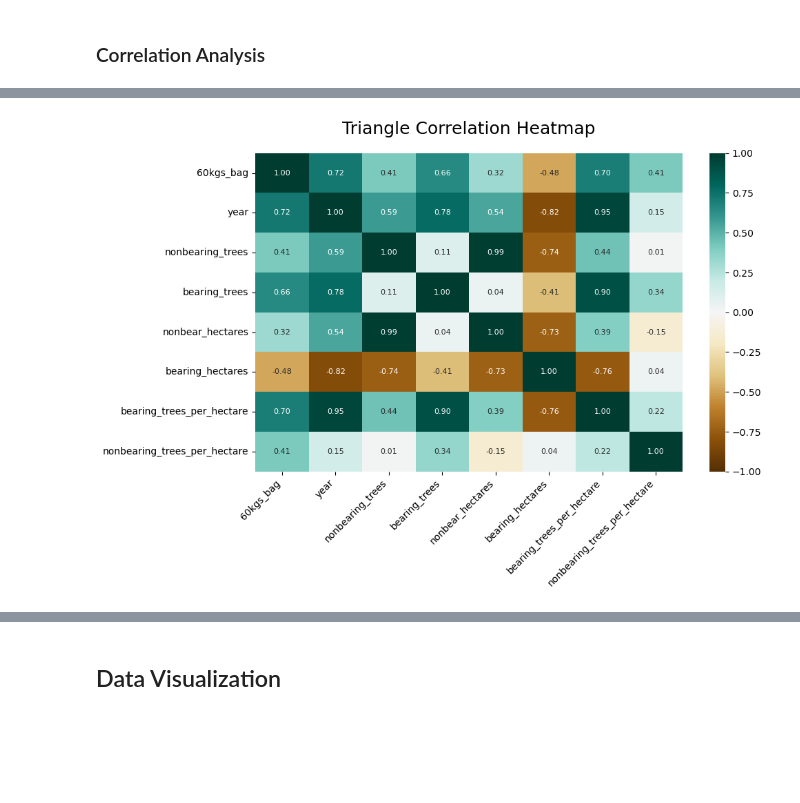
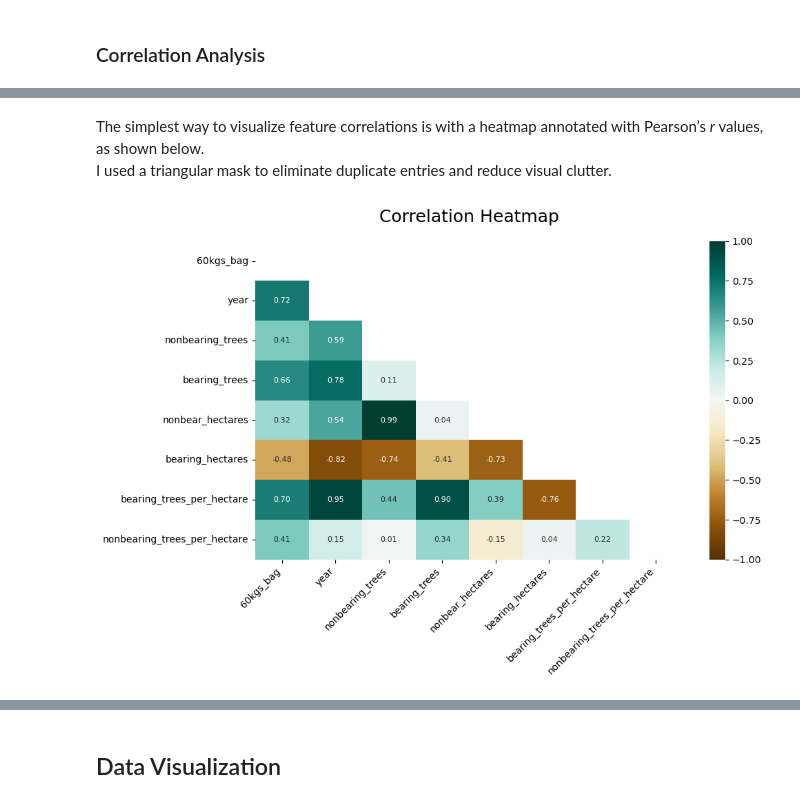
Before and after one commit to imwaymaran/eda-coffee-plantations, a Jupyter notebook: notebooks/explore_coffee.ipynb, the cells around one changed output, grey strips where cells are left out. Cells and saved outputs as stored; diff of their text form; code cells hidden in the pictures; blank space fills up the shorter version.

```diff
--- a/notebooks/explore_coffee.ipynb
+++ b/notebooks/explore_coffee.ipynb
@@ -81,22 +81,29 @@ display(correlation)
 | bearing_hectares | -0.480920 | -0.823846 | -0.740581 | -0.408586 | -0.729726 | 1.000000 | ... |
 | bearing_trees_per_hectare | 0.697287 | 0.947901 | 0.438076 | 0.903641 | 0.385166 | -0.758229 | ... |
 | nonbearing_trees_per_hectare | 0.409031 | 0.150004 | 0.011004 | 0.339703 | -0.146205 | 0.036045 | ... |
+# %% [markdown]
+The simplest way to visualize feature correlations is with a heatmap annotated with Pearson’s *r* values, as shown below.
+I used a triangular mask to eliminate duplicate entries and reduce visual clutter.
 # %%
 plt.figure(figsize=(10, 6))
 
+# define the mask to set the values in the upper triangle to True
+mask = np.triu(np.ones_like(correlation))
+
 sns.heatmap(
     data=correlation,
+    mask=mask,
     vmin=-1,
     vmax=1,
     annot=True,
     cmap='BrBG',
     annot_kws={"size": 8},
     fmt=".2f"
 )
 
-plt.title('Triangle Correlation Heatmap', fontsize=18, pad=20)
+plt.title('Correlation Heatmap', fontsize=18, pad=20)
 plt.xticks(rotation=45, ha='right')
 plt.yticks(rotation=0)
 plt.show()
 # %% [output]
-[figure, old version]
+[figure, new version]
```
Also changed, not shown: parts of 21 cells of this notebook.
